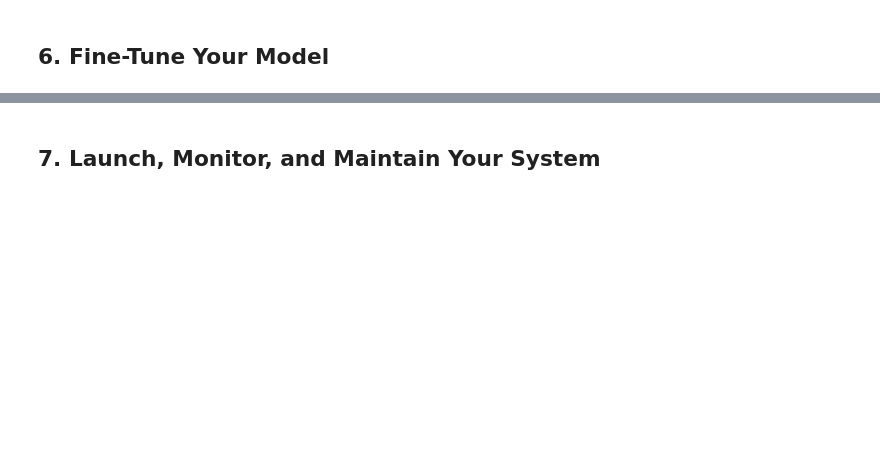
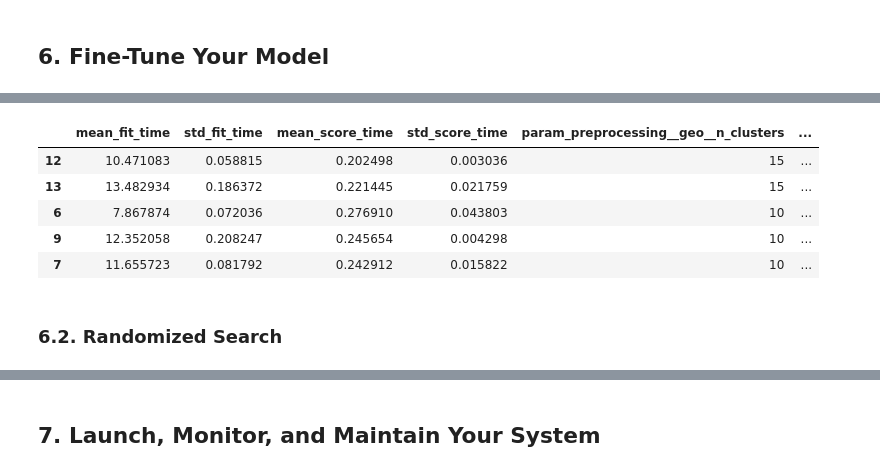
Before and after one commit to JinDai666/Hands-On-ML-Notes, a Jupyter notebook: ch02-end-to-end-ml-project/ch02_end-to-end-ml-project.ipynb, the cells around one changed output, grey strips where cells are left out. Saved outputs shown, nothing was run; the diff lists cells and outputs as text; code cells hidden in the pictures; blank space fills up the shorter version.

```diff
--- a/ch02-end-to-end-ml-project/ch02_end-to-end-ml-project.ipynb
+++ b/ch02-end-to-end-ml-project/ch02_end-to-end-ml-project.ipynb
@@ -690,0 +695,17 @@ dtype: float64
+# %%
+from sklearn.model_selection import GridSearchCV
+
+full_pipeline = Pipeline([
+    ("preprocessing", preprocessing),
+    ("random_forest", RandomForestRegressor(random_state=316)),
+])
+
+param_grid = [
+    {'preprocessing__geo__n_clusters': [5, 8, 10],
+     'random_forest__max_features': [4, 6, 8]},
+    {'preprocessing__geo__n_clusters': [10, 15],
+     'random_forest__max_features': [6, 8, 10]},
+]
+grid_search = GridSearchCV(full_pipeline, param_grid, cv=3,
+                           scoring='neg_root_mean_squared_error')
+grid_search.fit(housing, housing_labels)
@@ -690,0 +732,12 @@ dtype: float64
+# %%
+cv_res = pd.DataFrame(grid_search.cv_results_)
+cv_res.sort_values(by="mean_test_score", ascending=False).head()
+# %% [output]
+|  | mean_fit_time | std_fit_time | mean_score_time | std_score_time | param_preprocessing__geo__n_clusters | ... |
+| 12 | 10.471083 | 0.058815 | 0.202498 | 0.003036 | 15 | ... |
+| 13 | 13.482934 | 0.186372 | 0.221445 | 0.021759 | 15 | ... |
+| 6 | 7.867874 | 0.072036 | 0.276910 | 0.043803 | 10 | ... |
+| 9 | 12.352058 | 0.208247 | 0.245654 | 0.004298 | 10 | ... |
+| 7 | 11.655723 | 0.081792 | 0.242912 | 0.015822 | 10 | ... |
+# %% [markdown]
+### 6.2. Randomized Search
```
Also changed, not shown: parts of 21 cells of this notebook.
